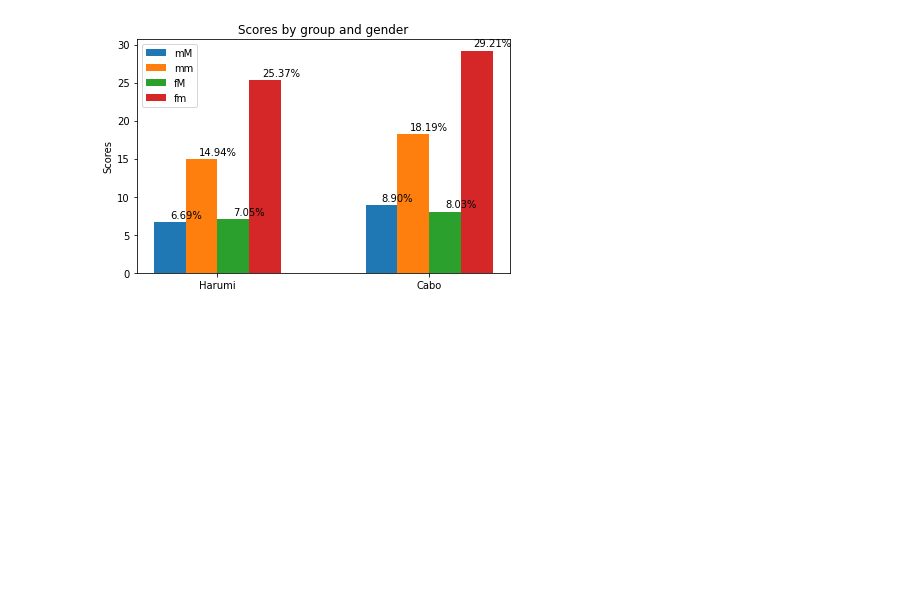
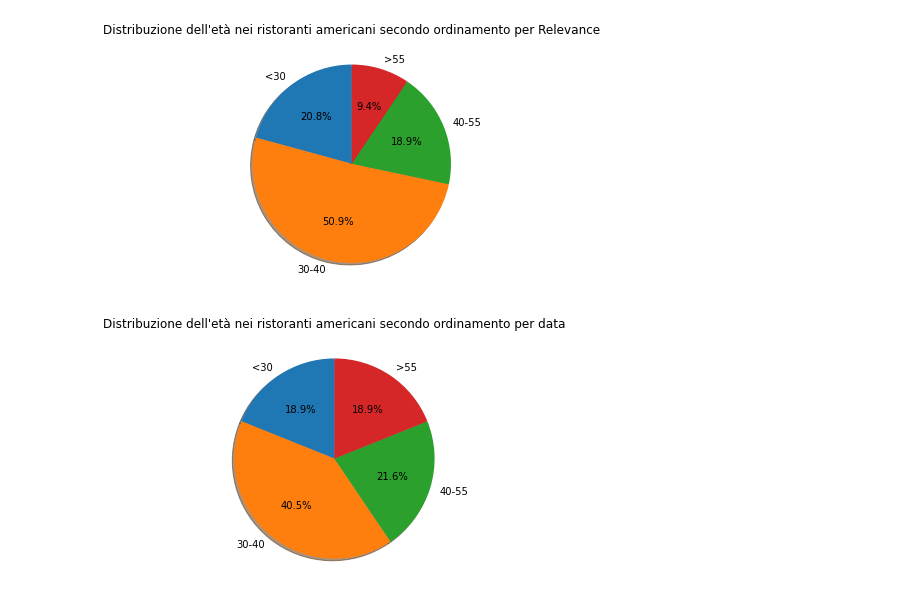
Before and after one commit to EleonoraBartolomucci/Fairness, a Jupyter notebook: Esperimenti/MelaTerzoEsperimentoGraficiATorta.ipynb, the cells around one changed output. Cells and saved outputs as stored; diff of their text form; code cells hidden in the pictures; blank space fills up the shorter version.

```diff
--- a/Esperimenti/MelaTerzoEsperimentoGraficiATorta.ipynb
+++ b/Esperimenti/MelaTerzoEsperimentoGraficiATorta.ipynb
@@ -95,17 +79,32 @@ fig.tight_layout()
-# %%
-masculineMaxAmerican = (masculineMaxTupelo + masculineMaxCravings + masculineMaxCulinary) / 3
-masculineMinAmerican = (masculineMinTupelo + masculineMinCravings + masculineMinCulinary) / 3
-femenineMaxAmerican = (femenineMaxTupelo + femenineMaxCravings + femenineMaxCulinary) / 3
-femenineMinAmerican = (femenineMinTupelo + femenineMinCravings + femenineMinCulinary) / 3
-
-masculineMaxMexican = (masculineMaxCabo + masculineMaxLindo + masculineMaxBeckyard) / 3
-masculineMinMexican = (masculineMinCabo + masculineMinLindo + masculineMinBeckyard) / 3
-femenineMaxMexican = (femenineMaxCabo + femenineMaxLindo + femenineMaxBeckyard) / 3
-femenineMinMexican = (femenineMinCabo + femenineMinLindo + femenineMinBeckyard) / 3
-
-masculineMaxAmerican = (masculineMaxTupelo + masculineMaxCravings + masculineMaxCulinary) / 3
-masculineMinAmerican = (masculineMinTupelo + masculineMinCravings + masculineMinCulinary) / 3
-femenineMaxAmerican = (femenineMaxTupelo + femenineMaxCravings + femenineMaxCulinary) / 3
-femenineMinAmerican = (femenineMinTupelo + femenineMinCravings + femenineMinCulinary) / 3
-# %% [output]
-[figure, removed]
+# %%
+dfrA = dfr[(dfr['number']<=20) & (dfr['typology']=='American')]
+undertrenta_relevance = len(dfrA[(dfrA['age']<=30) & (dfrA['number']<=20)])
+trentaquaranta_relevance = len(dfrA[(dfrA['age']>30) & (dfrA['age']<40) & (dfrA['number']<=20)])
+quarantacinquanta_relevance = len(dfrA[(dfrA['age']>=40) & (dfrA['age']<55) & (dfrA['number']<=20)])
+overcinquanta_relevance = len(dfrA[(dfrA['age']>=55) & (dfrA['number']<=20)])
+
+
+dfdA = dfd[(dfd['number']<=20) & (dfd['typology']=='American')]
+undertrenta_data = len(dfdA[(dfdA['age']<=30) & (dfdA['number']<=20)])
+trentaquaranta_data = len(dfdA[(dfdA['age']>30) & (dfdA['age']<40) & (dfdA['number']<=20)])
+quarantacinquanta_data = len(dfdA[(dfdA['age']>=40) & (dfdA['age']<55) & (dfdA['number']<=20)])
+overcinquanta_data = len(dfdA[(dfdA['age']>=55) & (dfdA['number']<=20)])
+# %%
+labels = ['<30', '30-40', '40-55', '>55']
+sizes = [undertrenta_relevance, trentaquaranta_relevance, quarantacinquanta_relevance, overcinquanta_relevance]
+explode = [0, 0, 0, 0]
+fig, ax1 = plt.subplots()
+ax1.pie(sizes, explode=explode, labels=labels, autopct='%1.1f%%', shadow=True, startangle=90)
+ax1.set_title("Distribuzione dell'età nei ristoranti americani secondo ordinamento per Relevance")
+fig.tight_layout()
+
+labels = ['<30', '30-40', '40-55', '>55']
+sizes = [undertrenta_data, trentaquaranta_data, quarantacinquanta_data, overcinquanta_data]
+explode = [0, 0, 0, 0]
+fig, ax1 = plt.subplots()
+ax1.pie(sizes, explode=explode, labels=labels, autopct='%1.1f%%', shadow=True, startangle=90)
+ax1.set_title("Distribuzione dell'età nei ristoranti americani secondo ordinamento per data")
+fig.tight_layout()
+# %% [output]
+[figure, added]
+[figure, added]
```
Also changed, not shown: parts of 4 cells of this notebook.
